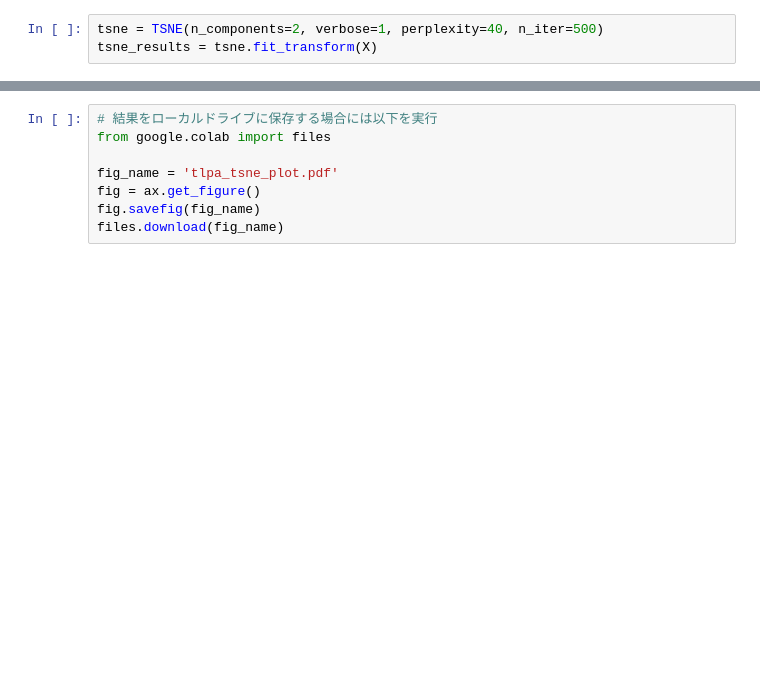
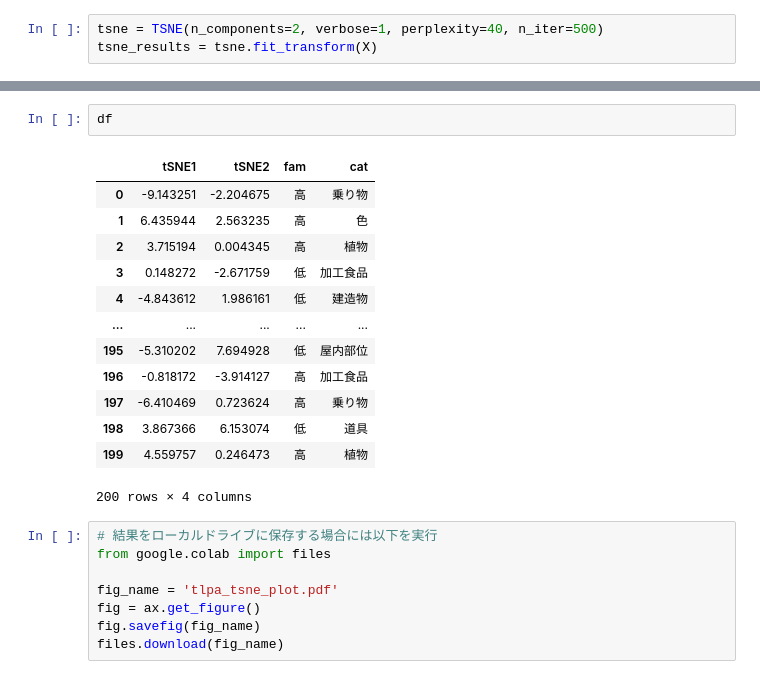
Before and after one commit to project-ccap/project-ccap.github.io, a Jupyter notebook: 2021cnps/notebooks/2021_0812cnps_tlpa_tSNE_plot.ipynb, the cells around one changed output, grey strips where cells are left out. Cells and saved outputs as stored; diff of their text form; blank space fills up the shorter version.

```diff
--- a/2021cnps/notebooks/2021_0812cnps_tlpa_tSNE_plot.ipynb
+++ b/2021cnps/notebooks/2021_0812cnps_tlpa_tSNE_plot.ipynb
@@ -70,3 +86,19 @@ ax = sns.scatterplot(x="tSNE1", y="tSNE2", data=df, hue="cat", size="fam", sizes
+# %%
+df
+# %% [output]
+|  | tSNE1 | tSNE2 | fam | cat |
+| 0 | -9.143251 | -2.204675 | 高 | 乗り物 |
+| 1 | 6.435944 | 2.563235 | 高 | 色 |
+| 2 | 3.715194 | 0.004345 | 高 | 植物 |
+| 3 | 0.148272 | -2.671759 | 低 | 加工食品 |
+| 4 | -4.843612 | 1.986161 | 低 | 建造物 |
+| ... | ... | ... | ... | ... |
+| 195 | -5.310202 | 7.694928 | 低 | 屋内部位 |
+| 196 | -0.818172 | -3.914127 | 高 | 加工食品 |
+| 197 | -6.410469 | 0.723624 | 高 | 乗り物 |
+| 198 | 3.867366 | 6.153074 | 低 | 道具 |
+| 199 | 4.559757 | 0.246473 | 高 | 植物 |
+200 rows × 4 columns
 # %%
 # 結果をローカルドライブに保存する場合には以下を実行
 from google.colab import files
```
Also changed, not shown: parts of 10 cells of this notebook.
